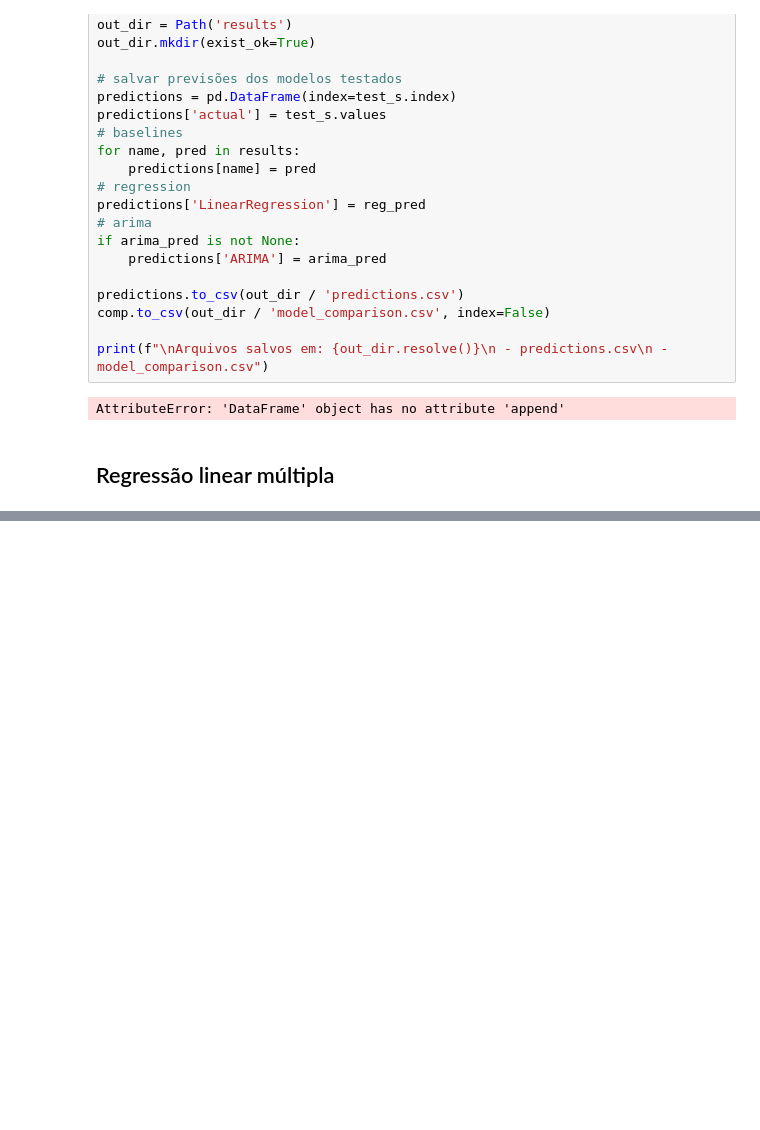
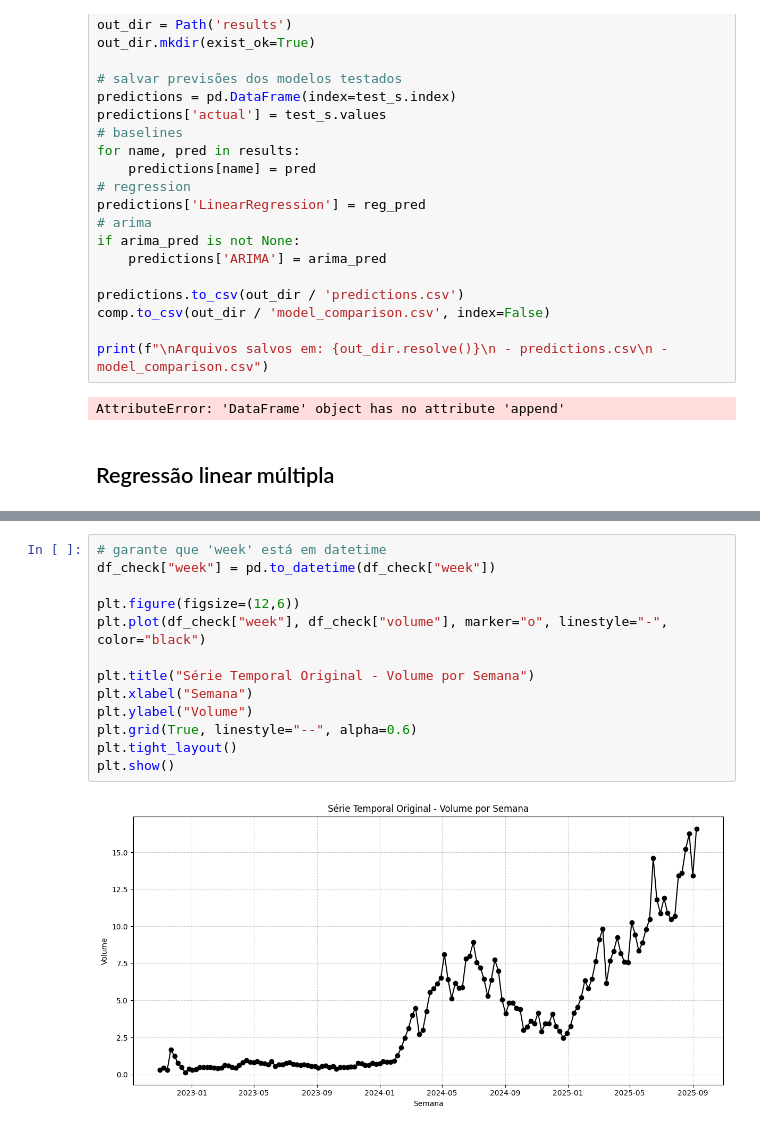
Before and after one commit to eduardammag/time-series, a Jupyter notebook: trabalho_a1.ipynb, the cells around one changed output, grey strips where cells are left out. Saved outputs shown, nothing was run; the diff lists cells and outputs as text; blank space fills up the shorter version.

```diff
--- a/trabalho_a1.ipynb
+++ b/trabalho_a1.ipynb
@@ -958,3 +996,18 @@ Arquivos gerados:
 - sarimax_resid_pacf.png
 - sarimax_resid_qq.png
 - sarimax_summaries.txt
+# %%
+# garante que 'week' está em datetime
+df_check["week"] = pd.to_datetime(df_check["week"])
+
+plt.figure(figsize=(12,6))
+plt.plot(df_check["week"], df_check["volume"], marker="o", linestyle="-", color="black")
+
+plt.title("Série Temporal Original - Volume por Semana")
+plt.xlabel("Semana")
+plt.ylabel("Volume")
+plt.grid(True, linestyle="--", alpha=0.6)
+plt.tight_layout()
+plt.show()
+# %% [output]
+[figure, added]
```
Also changed, not shown: parts of 9 cells of this notebook, 34 other files.
